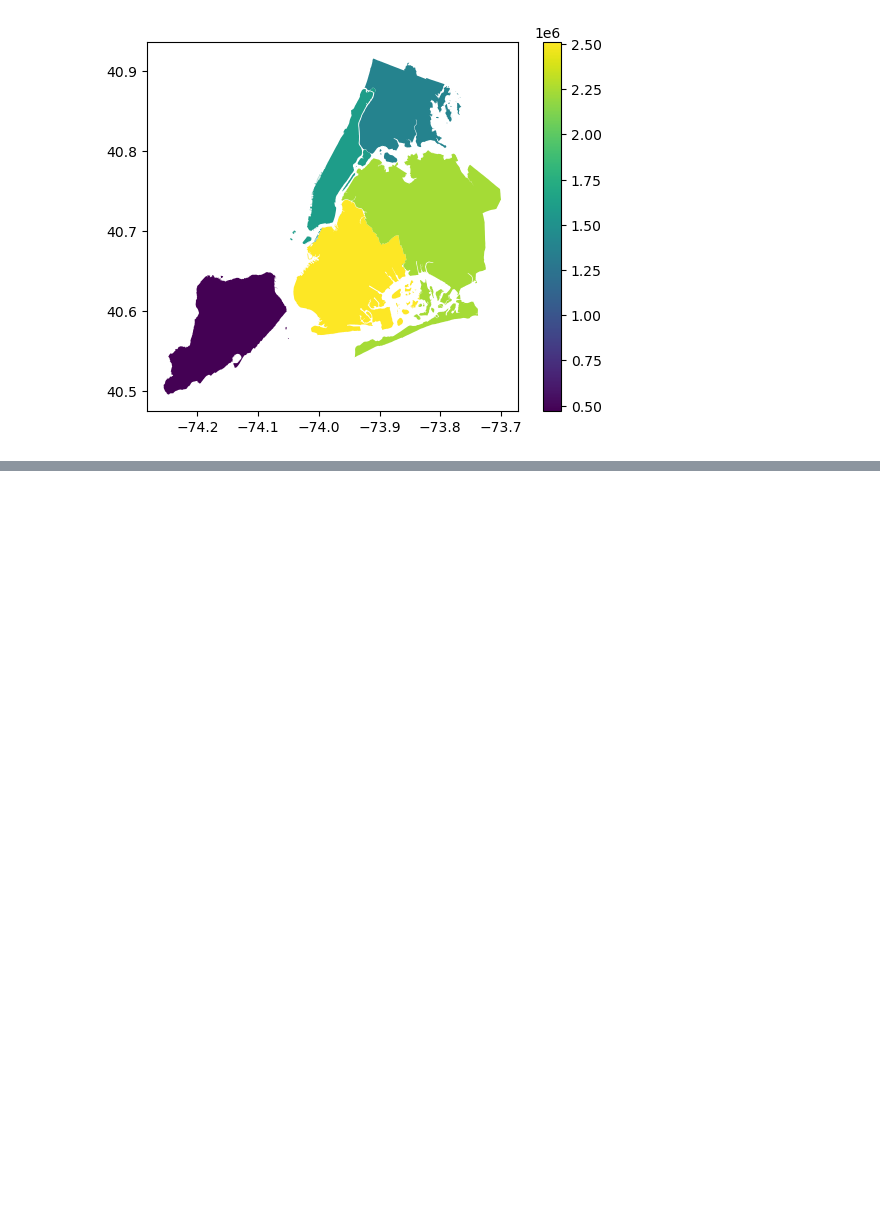
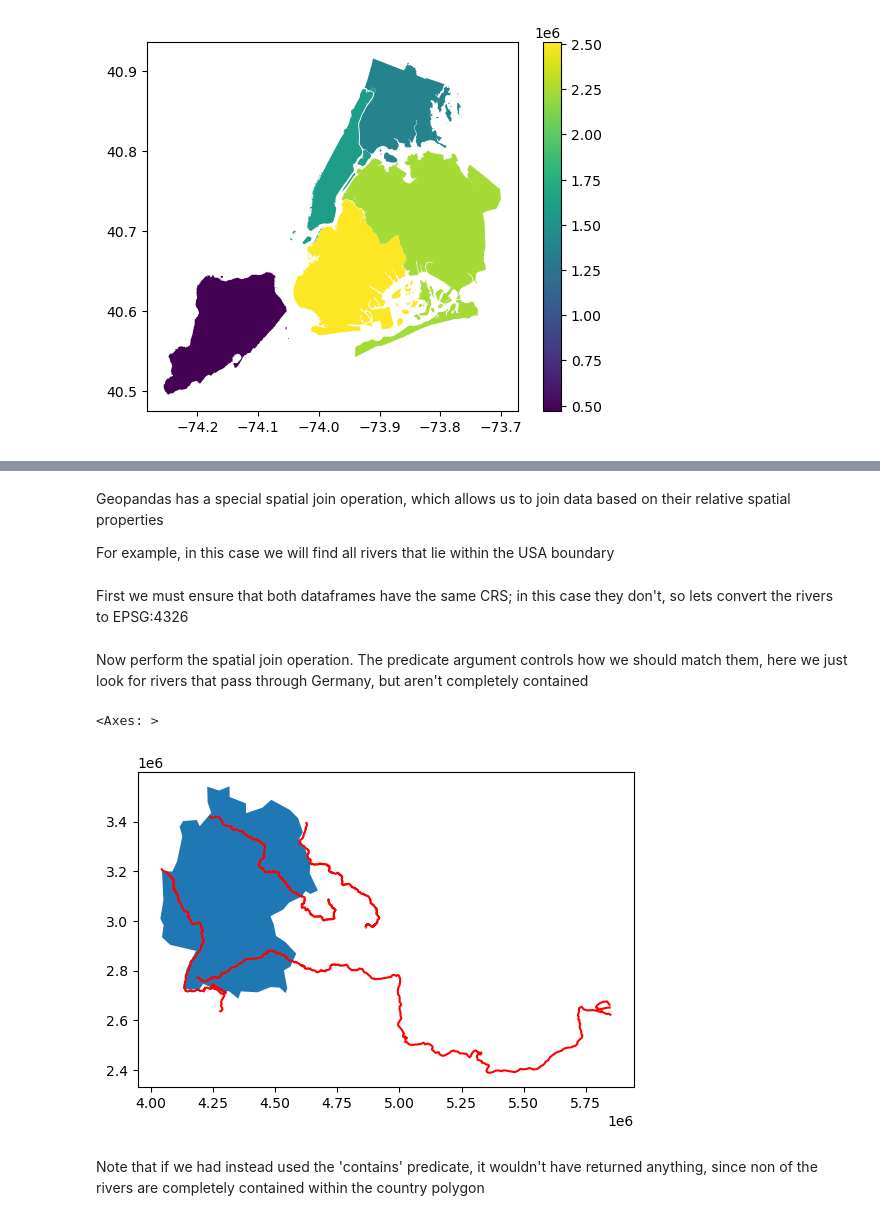
Before and after one commit to bobbyantonio/iecdt_environmental_data_analysis, a Jupyter notebook: course_notebooks/geopandas/geopandas.ipynb, the cells around one changed output, grey strips where cells are left out. Cells and saved outputs as stored; diff of their text form; code cells hidden in the pictures; blank space fills up the shorter version.

```diff
--- a/course_notebooks/geopandas/geopandas.ipynb
+++ b/course_notebooks/geopandas/geopandas.ipynb
@@ -1,2 +1,8 @@
 # %% [markdown]
 Based on the introduction at https://geopandas.org/en/stable/getting_started/introduction.html
+# %%
+import os
+from pathlib import Path
+import matplotlib.pyplot as plt
+notebook_dir = os.getcwd()
+data_dir = str(Path(notebook_dir).parents[1] / 'data_samples' / 'geopandas')
@@ -150,0 +257,3 @@ agg_gdf.plot('poptot', legend=True)
+# %%
+rivers_gdf = gpd.read_file(get_path('eea large rivers'))
+country_gdf = gpd.read_file(os.path.join(data_dir, 'ne_110m_admin_0_countries.zip'))
@@ -150,0 +262,23 @@ agg_gdf.plot('poptot', legend=True)
+# %%
+german_df = country_gdf[(country_gdf['SOVEREIGNT'] == 'Germany')]
+# %% [markdown]
+Geopandas has a special spatial join operation, which allows us to join data based on their relative spatial properties
+
+For example, in this case we will find all rivers that lie within the USA boundary
+# %% [markdown]
+First we must ensure that both dataframes have the same CRS; in this case they don't, so lets convert the rivers to EPSG:4326
+# %%
+german_df = german_df.to_crs(rivers_gdf.crs)
+# %% [markdown]
+Now perform the spatial join operation. The predicate argument controls how we should match them, here we just look for rivers that pass through Germany, but aren't completely contained
+# %%
+from geopandas.tools import sjoin
+
+german_rivers = sjoin(rivers_gdf, german_df, how='inner', predicate='intersects')
+ax = german_rivers.plot(color='r')
+german_df.plot(ax=ax)
+# %% [output]
+<Axes: >
+[figure, added]
+# %% [markdown]
+Note that if we had instead used the 'contains' predicate, it wouldn't have returned anything, since non of the rivers are completely contained within the country polygon
```
Also changed, not shown: parts of 65 cells of this notebook, 1 other file.
